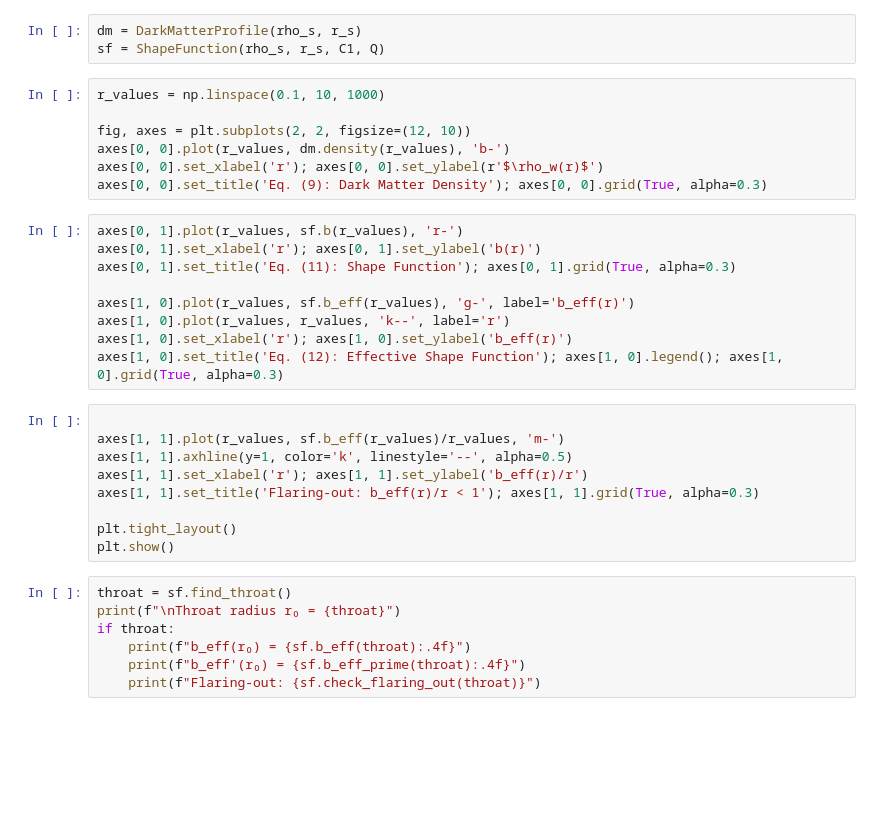
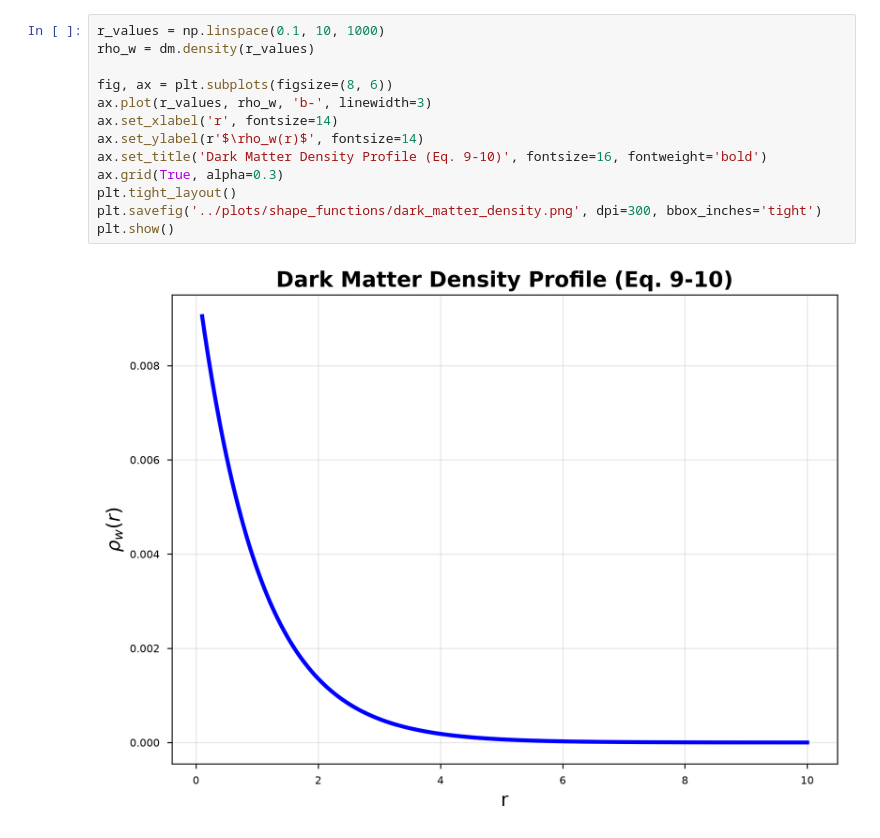
Before and after one commit to Soyebsoyeb/charged-galactic-wormhole-shadow-analysis, a Jupyter notebook: notebooks/02_shape_function_analysis.ipynb, the cells around one changed output. Saved outputs shown, nothing was run; the diff lists cells and outputs as text; blank space fills up the shorter version.

```diff
--- a/notebooks/02_shape_function_analysis.ipynb
+++ b/notebooks/02_shape_function_analysis.ipynb
@@ -23,35 +27,15 @@ from src.shape_function import ShapeFunction
-# %%
-dm = DarkMatterProfile(rho_s, r_s)
-sf = ShapeFunction(rho_s, r_s, C1, Q)
-# %%
-r_values = np.linspace(0.1, 10, 1000)
-
-fig, axes = plt.subplots(2, 2, figsize=(12, 10))
-axes[0, 0].plot(r_values, dm.density(r_values), 'b-')
-axes[0, 0].set_xlabel('r'); axes[0, 0].set_ylabel(r'$\rho_w(r)$')
-axes[0, 0].set_title('Eq. (9): Dark Matter Density'); axes[0, 0].grid(True, alpha=0.3)
-# %%
-axes[0, 1].plot(r_values, sf.b(r_values), 'r-')
-axes[0, 1].set_xlabel('r'); axes[0, 1].set_ylabel('b(r)')
-axes[0, 1].set_title('Eq. (11): Shape Function'); axes[0, 1].grid(True, alpha=0.3)
-
-axes[1, 0].plot(r_values, sf.b_eff(r_values), 'g-', label='b_eff(r)')
-axes[1, 0].plot(r_values, r_values, 'k--', label='r')
-axes[1, 0].set_xlabel('r'); axes[1, 0].set_ylabel('b_eff(r)')
-axes[1, 0].set_title('Eq. (12): Effective Shape Function'); axes[1, 0].legend(); axes[1, 0].grid(True, alpha=0.3)
-# %%
-
-axes[1, 1].plot(r_values, sf.b_eff(r_values)/r_values, 'm-')
-axes[1, 1].axhline(y=1, color='k', linestyle='--', alpha=0.5)
-axes[1, 1].set_xlabel('r'); axes[1, 1].set_ylabel('b_eff(r)/r')
-axes[1, 1].set_title('Flaring-out: b_eff(r)/r < 1'); axes[1, 1].grid(True, alpha=0.3)
-
-plt.tight_layout()
-plt.show()
-# %%
-throat = sf.find_throat()
-print(f"\nThroat radius r₀ = {throat}")
-if throat:
-    print(f"b_eff(r₀) = {sf.b_eff(throat):.4f}")
-    print(f"b_eff'(r₀) = {sf.b_eff_prime(throat):.4f}")
-    print(f"Flaring-out: {sf.check_flaring_out(throat)}")
+# %%
+r_values = np.linspace(0.1, 10, 1000)
+rho_w = dm.density(r_values)
+
+fig, ax = plt.subplots(figsize=(8, 6))
+ax.plot(r_values, rho_w, 'b-', linewidth=3)
+ax.set_xlabel('r', fontsize=14)
+ax.set_ylabel(r'$\rho_w(r)$', fontsize=14)
+ax.set_title('Dark Matter Density Profile (Eq. 9-10)', fontsize=16, fontweight='bold')
+ax.grid(True, alpha=0.3)
+plt.tight_layout()
+plt.savefig('../plots/shape_functions/dark_matter_density.png', dpi=300, bbox_inches='tight')
+plt.show()
+# %% [output]
+[figure, added]
```
Also changed, not shown: parts of 9 cells of this notebook, 7 other files.
